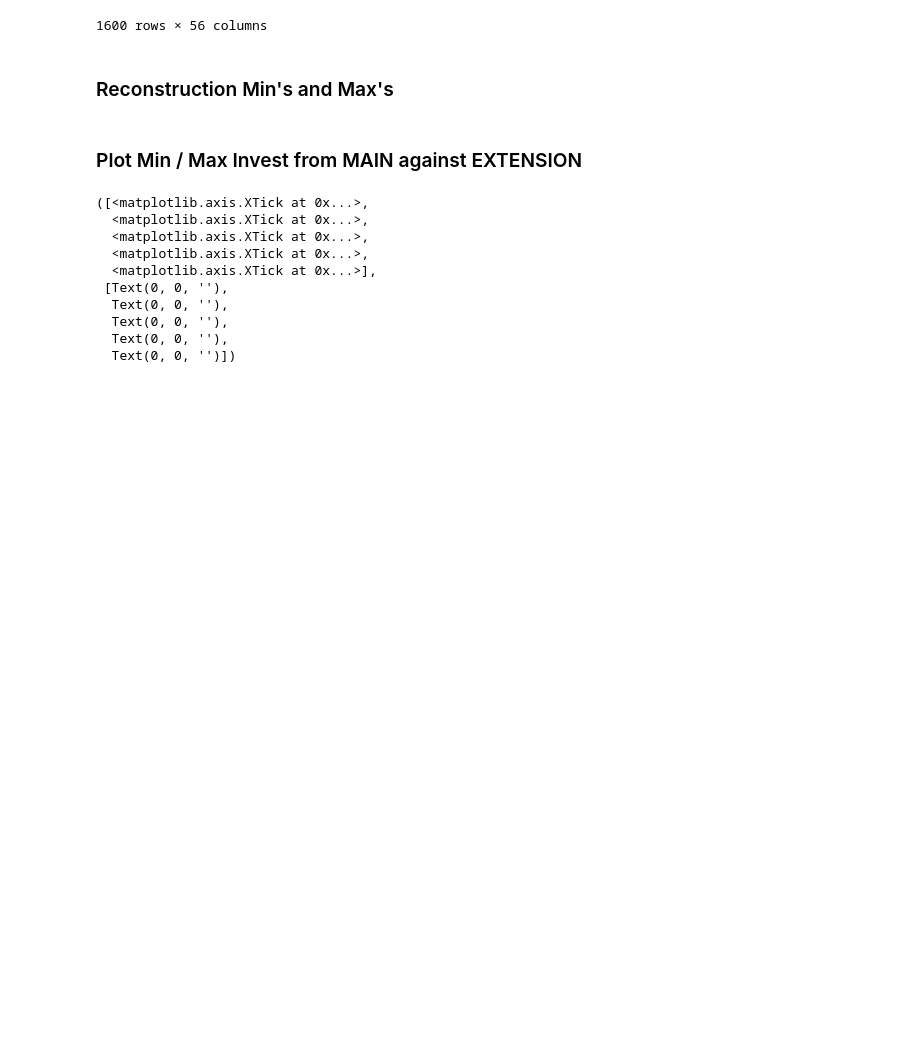
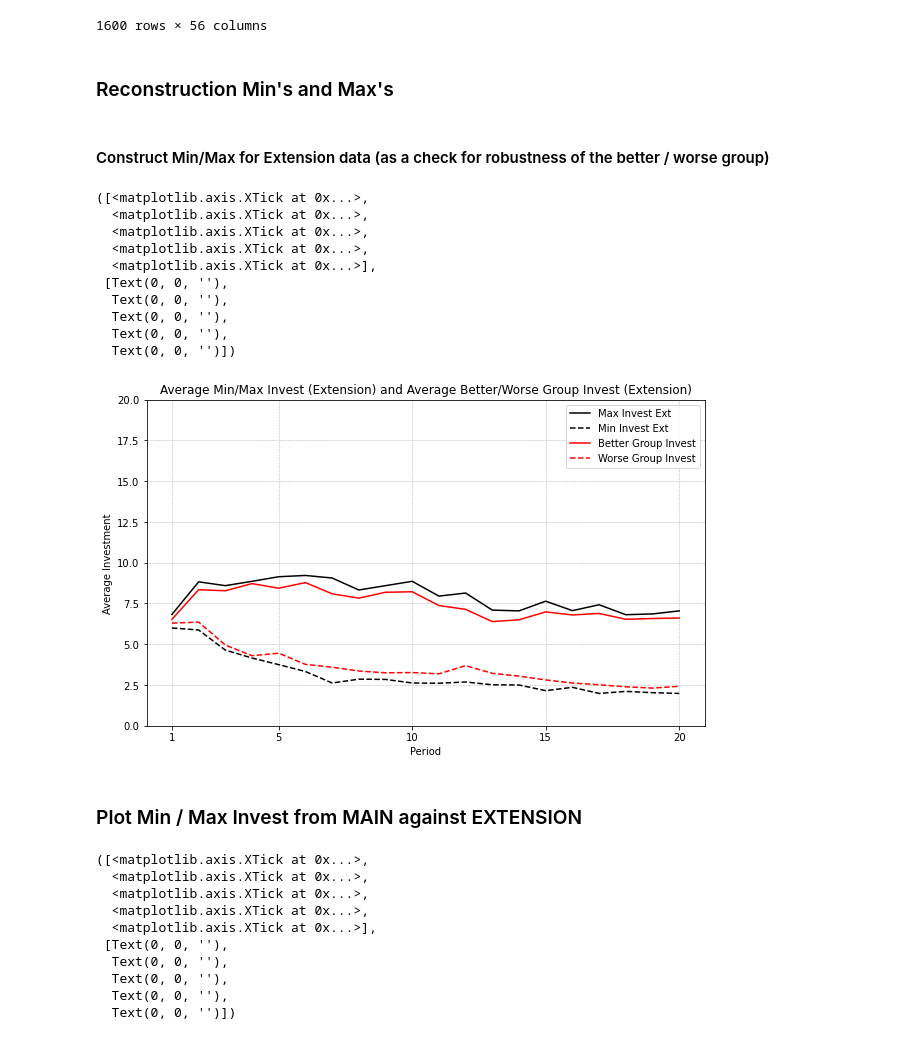
Before and after one commit to AaronSVMB/DA_4_MGPGG, a Jupyter notebook: src/extension/zextension_analysis.ipynb, the cells around one changed output. Saved outputs shown, nothing was run; the diff lists cells and outputs as text; code cells hidden in the pictures; blank space fills up the shorter version.

Commit message:
Extension Update

```diff
--- a/src/extension/zextension_analysis.ipynb
+++ b/src/extension/zextension_analysis.ipynb
@@ -170,3 +170,5 @@ mgpgg_shared_df['group_min_invest'] = np.where(
 # %%
 main_avg_max = mgpgg_shared_df[mgpgg_shared_df['bots'] == False].groupby('subsession.round_number')['player.max_invest'].mean()
 main_avg_min = mgpgg_shared_df[mgpgg_shared_df['bots'] == False].groupby('subsession.round_number')['player.min_invest'].mean()
+# %% [markdown]
+#### Construct Min/Max for Extension data (as a check for robustness of the better / worse group)
@@ -173,3 +214,31 @@ main_avg_min = mgpgg_shared_df[mgpgg_shared_df['bots'] == False].groupby('subses
+# %%
+copy_better_group_averages, copy_worse_group_averages = calculate_averages(copy_mgpgg_extension_all_df)
+# %%
+plt.figure(figsize=(10, 6))
+plt.plot(extension_avg_max, label='Max Invest Ext', color='black', linestyle='-')
+plt.plot(extension_avg_min, label='Min Invest Ext', color='black', linestyle='--')
+plt.plot(copy_better_group_averages, label='Better Group Invest', color='red', linestyle = '-')
+plt.plot(copy_worse_group_averages, label='Worse Group Invest', color='red', linestyle='--')
+plt.title('Average Min/Max Invest (Extension) and Average Better/Worse Group Invest (Extension)')
+plt.xlabel('Period')
+plt.ylabel('Average Investment')
+plt.legend()
+plt.grid(True, which='both', linestyle='--', linewidth=0.5)
+plt.ylim(0,20)
+# Adjust x-axis to show only whole numbers
+plt.xticks([1, 5, 10, 15, 20])
+# %% [output]
+([<matplotlib.axis.XTick at 0x...>,
+  <matplotlib.axis.XTick at 0x...>,
+  <matplotlib.axis.XTick at 0x...>,
+  <matplotlib.axis.XTick at 0x...>,
+  <matplotlib.axis.XTick at 0x...>],
+ [Text(0, 0, ''),
+  Text(0, 0, ''),
+  Text(0, 0, ''),
+  Text(0, 0, ''),
+  Text(0, 0, '')])
+[figure, added]
 # %% [markdown]
 ### Plot Min / Max Invest from MAIN against EXTENSION
 # %%
```
Also changed, not shown: parts of 9 cells of this notebook.
